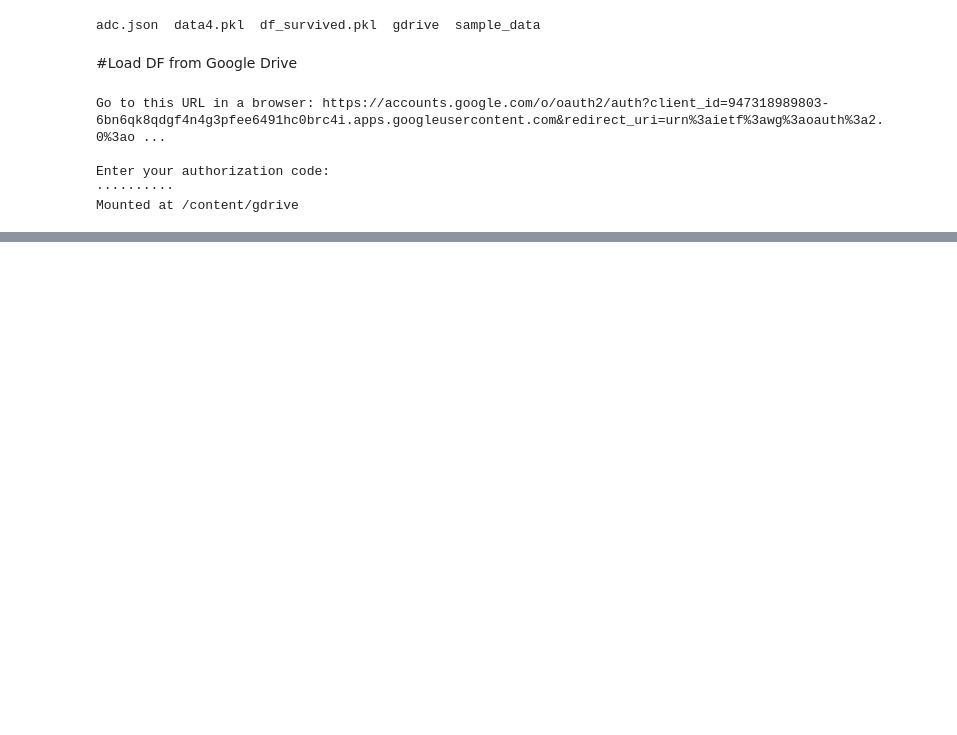
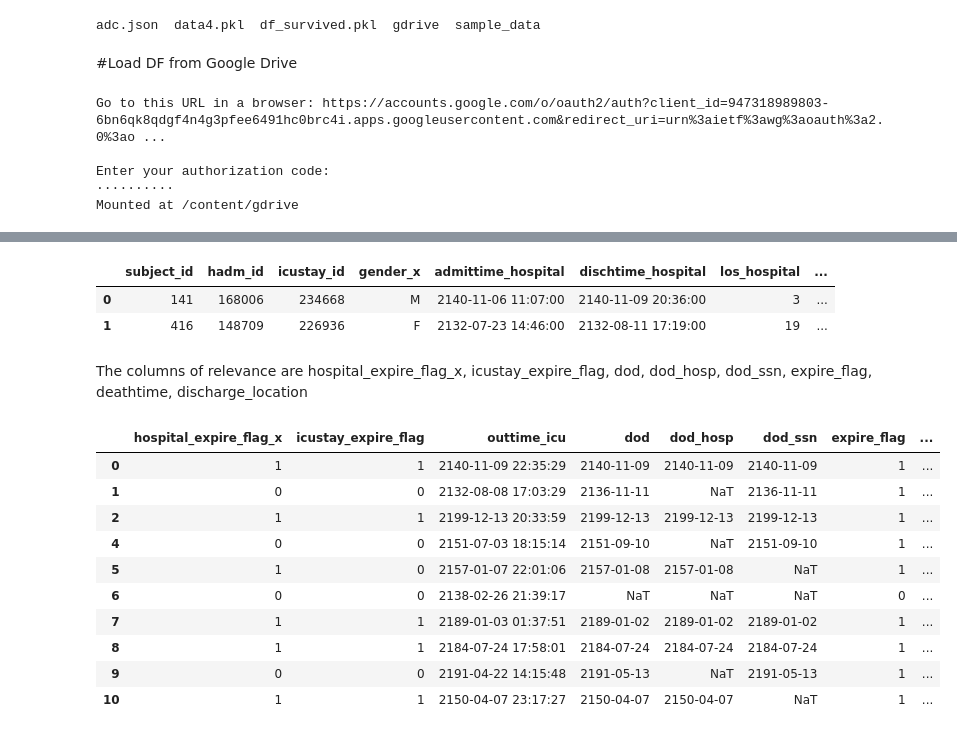
Before and after one commit to the-moose-machine/medical, a Jupyter notebook: WeekendStrokeMortality_accurate.ipynb, the cells around one changed output, grey strips where cells are left out. Drawn from its saved outputs; the diff is of its cells as text; code cells hidden in the pictures; blank space fills up the shorter version.

```diff
--- a/WeekendStrokeMortality_accurate.ipynb
+++ b/WeekendStrokeMortality_accurate.ipynb
@@ -1793,0 +1862,22 @@ Mounted at /content/gdrive
+# %%
+data4[:2]
+# %% [output]
+|  | subject_id | hadm_id | icustay_id | gender_x | admittime_hospital | dischtime_hospital | los_hospital | ... |
+| 0 | 141 | 168006 | 234668 | M | 2140-11-06 11:07:00 | 2140-11-09 20:36:00 | 3 | ... |
+| 1 | 416 | 148709 | 226936 | F | 2132-07-23 14:46:00 | 2132-08-11 17:19:00 | 19 | ... |
+# %% [markdown]
+The columns of relevance are hospital_expire_flag_x, icustay_expire_flag, dod, dod_hosp, dod_ssn, expire_flag, deathtime, discharge_location
+# %%
+data4[['hospital_expire_flag_x', 'icustay_expire_flag', 'outtime_icu', 'dod', 'dod_hosp', 'dod_ssn', 'expire_flag', 'deathtime', 'discharge_location']][:10]
+# %% [output]
+|  | hospital_expire_flag_x | icustay_expire_flag | outtime_icu | dod | dod_hosp | dod_ssn | expire_flag | ... |
+| 0 | 1 | 1 | 2140-11-09 22:35:29 | 2140-11-09 | 2140-11-09 | 2140-11-09 | 1 | ... |
+| 1 | 0 | 0 | 2132-08-08 17:03:29 | 2136-11-11 | NaT | 2136-11-11 | 1 | ... |
+| 2 | 1 | 1 | 2199-12-13 20:33:59 | 2199-12-13 | 2199-12-13 | 2199-12-13 | 1 | ... |
+| 4 | 0 | 0 | 2151-07-03 18:15:14 | 2151-09-10 | NaT | 2151-09-10 | 1 | ... |
+| 5 | 1 | 0 | 2157-01-07 22:01:06 | 2157-01-08 | 2157-01-08 | NaT | 1 | ... |
+| 6 | 0 | 0 | 2138-02-26 21:39:17 | NaT | NaT | NaT | 0 | ... |
+| 7 | 1 | 1 | 2189-01-03 01:37:51 | 2189-01-02 | 2189-01-02 | 2189-01-02 | 1 | ... |
+| 8 | 1 | 1 | 2184-07-24 17:58:01 | 2184-07-24 | 2184-07-24 | 2184-07-24 | 1 | ... |
+| 9 | 0 | 0 | 2191-04-22 14:15:48 | 2191-05-13 | NaT | 2191-05-13 | 1 | ... |
+| 10 | 1 | 1 | 2150-04-07 23:17:27 | 2150-04-07 | 2150-04-07 | NaT | 1 | ... |
```
Also changed, not shown: parts of 11 cells of this notebook.
